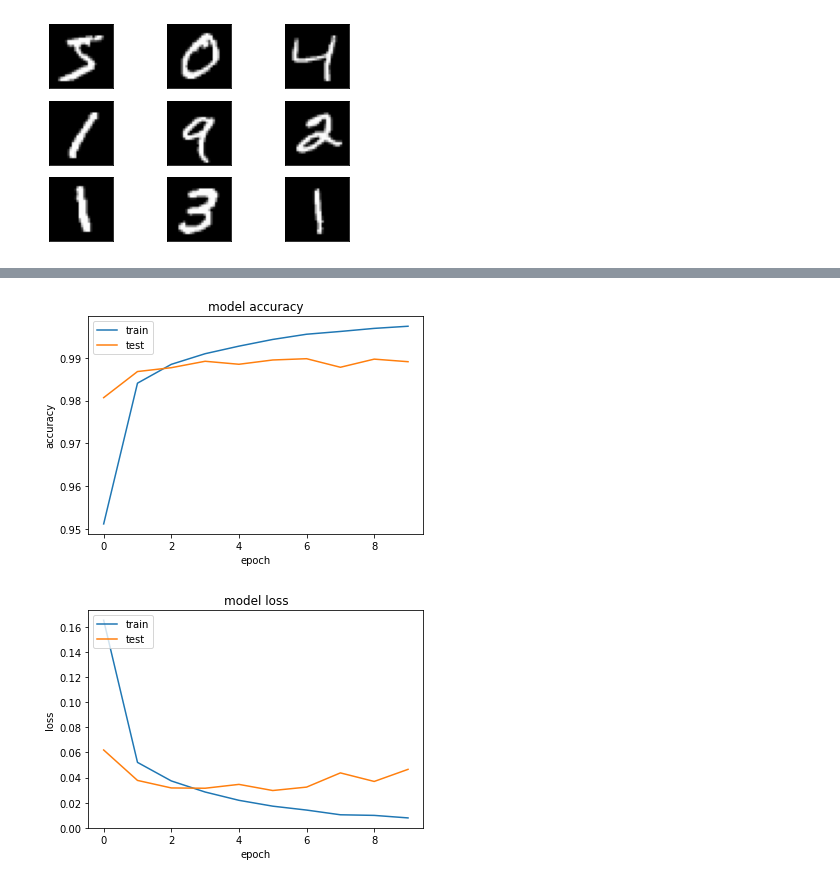
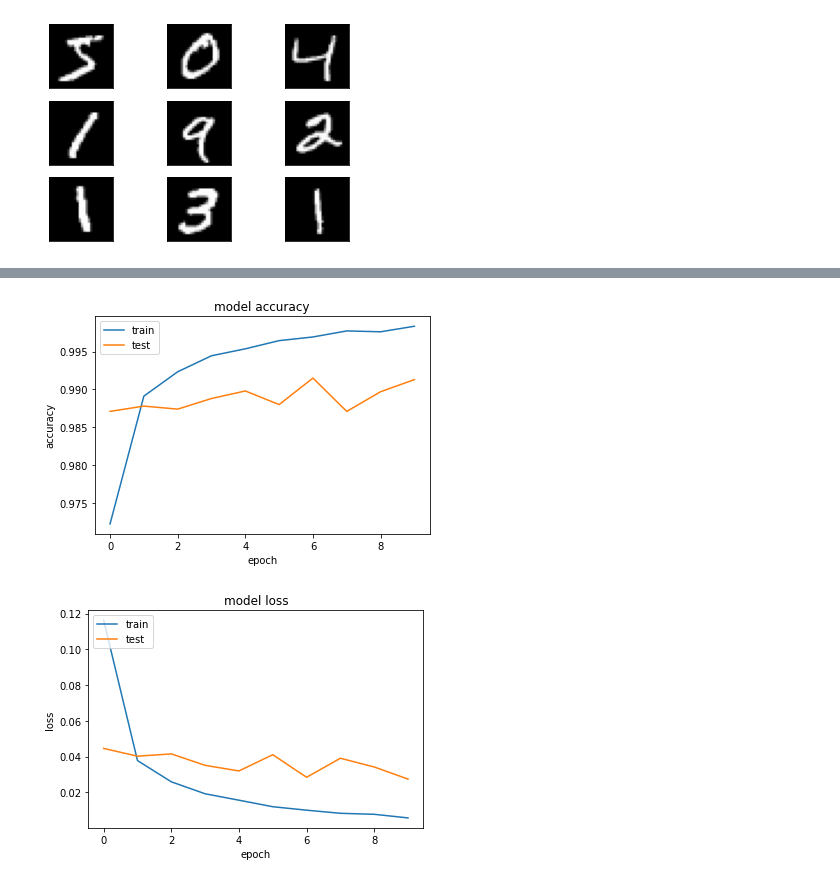
Before and after one commit to bferrarini/tutorials, a Jupyter notebook: larq_bnn_demo.ipynb, the cells around one changed output, grey strips where cells are left out. Cells and saved outputs as stored; diff of their text form; code cells hidden in the pictures.

```diff
--- a/larq_bnn_demo.ipynb
+++ b/larq_bnn_demo.ipynb
@@ -200,0 +249,10 @@ _________________________________________________________________
+# %%
+################
+# EXPERIMENT 2 #
+################
+
+# FP MODEL with BN on MNIST
+model2 = get_fp_model(input_shape, use_bn = True)
+adam = tf.keras.optimizers.Adam(lr = 0.001)
+model2.compile(optimizer=adam, loss='categorical_crossentropy', metrics=['accuracy'])
+history2 = model2.fit(train_iterator, validation_data = test_iterator, steps_per_epoch=len(train_iterator), epochs=10)
@@ -201,18 +280,15 @@ _________________________________________________________________
 # %%
-# FP MODEL on MNIST
-history = model.fit(train_iterator, validation_data = test_iterator, steps_per_epoch=len(train_iterator), epochs=10)
-
 # summarize history for accuracy
-pyplot.plot(history.history['accuracy'])
-pyplot.plot(history.history['val_accuracy'])
+pyplot.plot(history2.history['accuracy'])
+pyplot.plot(history2.history['val_accuracy'])
 pyplot.title('model accuracy')
 pyplot.ylabel('accuracy')
 pyplot.xlabel('epoch')
 pyplot.legend(['train', 'test'], loc='upper left')
 pyplot.show()
 # summarize history for loss
-pyplot.plot(history.history['loss'])
-pyplot.plot(history.history['val_loss'])
+pyplot.plot(history2.history['loss'])
+pyplot.plot(history2.history['val_loss'])
 pyplot.title('model loss')
 pyplot.ylabel('loss')
 pyplot.xlabel('epoch')
@@ -242,2 +298,2 @@ Epoch 10/10
-[figure, old version]
+[figure, new version]
-[figure, old version]
+[figure, new version]
```
Also changed, not shown: parts of 20 cells of this notebook, 3 other files.
